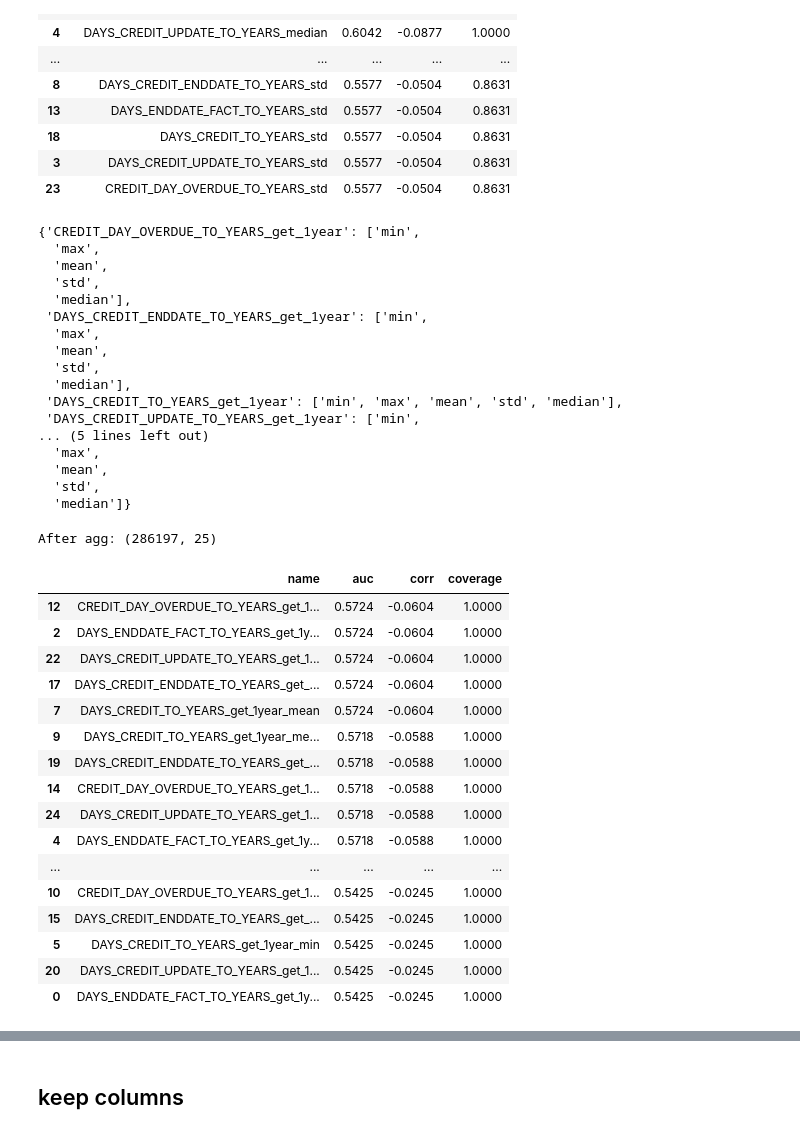
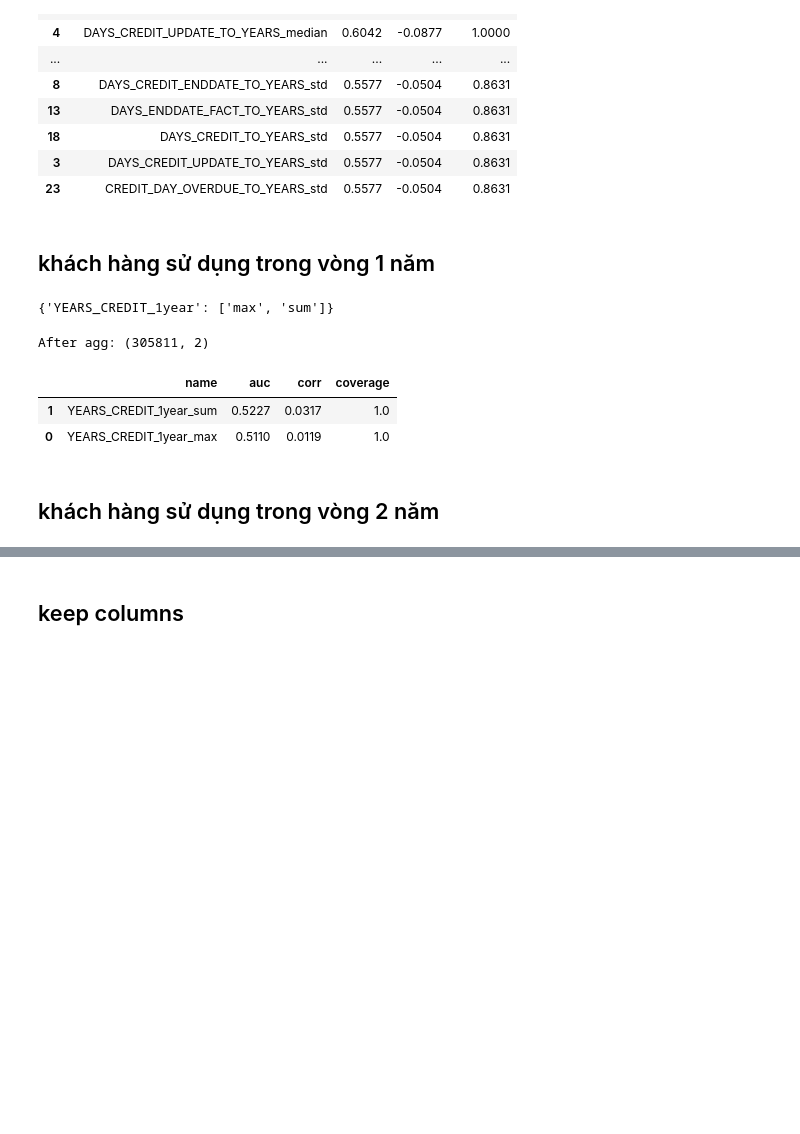
Before and after one commit to ongxuanhong/data-science-mini-course, a Jupyter notebook: 04_feature_engineering/002_bureau.ipynb, the cells around one changed output, grey strips where cells are left out. Saved outputs shown, nothing was run; the diff lists cells and outputs as text; code cells hidden in the pictures; blank space fills up the shorter version.

```diff
--- a/04_feature_engineering/002_bureau.ipynb
+++ b/04_feature_engineering/002_bureau.ipynb
@@ -291,45 +291,25 @@ display(eval_agg02)
 | 18 | DAYS_CREDIT_TO_YEARS_std | 0.5577 | -0.0504 | 0.8631 |
 | 3 | DAYS_CREDIT_UPDATE_TO_YEARS_std | 0.5577 | -0.0504 | 0.8631 |
 | 23 | CREDIT_DAY_OVERDUE_TO_YEARS_std | 0.5577 | -0.0504 | 0.8631 |
+# %% [markdown]
+## khách hàng sử dụng trong vòng 1 năm
 # %%
-pdf_filtered021 = pdf_years.query("DAYS_CREDIT_TO_YEARS >= 1").set_index("SK_ID_CURR").add_suffix("_get_1year").reset_index()
-pdf_agg021 = agg_common_data(pdf_filtered021, ["min", "max", "mean", "std", "median"])
+pdf_filtered021 = pdf_years[["SK_ID_CURR", "DAYS_CREDIT_TO_YEARS"]].copy()
+pdf_filtered021["YEARS_CREDIT_1year"] = 0
+idx_query = (pdf_years["DAYS_CREDIT_TO_YEARS"] >=1) & (pdf_years["DAYS_CREDIT_TO_YEARS"] < 2)
+pdf_filtered021.loc[idx_query, "YEARS_CREDIT_1year"] = 1
+pdf_filtered021.drop(columns=["DAYS_CREDIT_TO_YEARS"], inplace=True)
+
+#
+pdf_agg021 = agg_common_data(pdf_filtered021, ["max", "sum"])
 eval_agg021 = feature_evaluate(pdf_train_filtered, pdf_agg021.reset_index())
 display(eval_agg021)
 # %% [output]
-{'CREDIT_DAY_OVERDUE_TO_YEARS_get_1year': ['min',
-  'max',
-  'mean',
-  'std',
-  'median'],
- 'DAYS_CREDIT_ENDDATE_TO_YEARS_get_1year': ['min',
-  'max',
-  'mean',
-  'std',
-  'median'],
- 'DAYS_CREDIT_TO_YEARS_get_1year': ['min', 'max', 'mean', 'std', 'median'],
- 'DAYS_CREDIT_UPDATE_TO_YEARS_get_1year': ['min',
-... (5 lines left out)
-  'max',
-  'mean',
-  'std',
-  'median']}
+{'YEARS_CREDIT_1year': ['max', 'sum']}
-After agg: (286197, 25)
+After agg: (305811, 2)
 |  | name | auc | corr | coverage |
-| 12 | CREDIT_DAY_OVERDUE_TO_YEARS_get_1... | 0.5724 | -0.0604 | 1.0000 |
-| 2 | DAYS_ENDDATE_FACT_TO_YEARS_get_1y... | 0.5724 | -0.0604 | 1.0000 |
-| 22 | DAYS_CREDIT_UPDATE_TO_YEARS_get_1... | 0.5724 | -0.0604 | 1.0000 |
-| 17 | DAYS_CREDIT_ENDDATE_TO_YEARS_get_... | 0.5724 | -0.0604 | 1.0000 |
-| 7 | DAYS_CREDIT_TO_YEARS_get_1year_mean | 0.5724 | -0.0604 | 1.0000 |
-| 9 | DAYS_CREDIT_TO_YEARS_get_1year_me... | 0.5718 | -0.0588 | 1.0000 |
-| 19 | DAYS_CREDIT_ENDDATE_TO_YEARS_get_... | 0.5718 | -0.0588 | 1.0000 |
-| 14 | CREDIT_DAY_OVERDUE_TO_YEARS_get_1... | 0.5718 | -0.0588 | 1.0000 |
-| 24 | DAYS_CREDIT_UPDATE_TO_YEARS_get_1... | 0.5718 | -0.0588 | 1.0000 |
-| 4 | DAYS_ENDDATE_FACT_TO_YEARS_get_1y... | 0.5718 | -0.0588 | 1.0000 |
-| ... | ... | ... | ... | ... |
-| 10 | CREDIT_DAY_OVERDUE_TO_YEARS_get_1... | 0.5425 | -0.0245 | 1.0000 |
-| 15 | DAYS_CREDIT_ENDDATE_TO_YEARS_get_... | 0.5425 | -0.0245 | 1.0000 |
-| 5 | DAYS_CREDIT_TO_YEARS_get_1year_min | 0.5425 | -0.0245 | 1.0000 |
-| 20 | DAYS_CREDIT_UPDATE_TO_YEARS_get_1... | 0.5425 | -0.0245 | 1.0000 |
-| 0 | DAYS_ENDDATE_FACT_TO_YEARS_get_1y... | 0.5425 | -0.0245 | 1.0000 |
+| 1 | YEARS_CREDIT_1year_sum | 0.5227 | 0.0317 | 1.0 |
+| 0 | YEARS_CREDIT_1year_max | 0.5110 | 0.0119 | 1.0 |
+# %% [markdown]
+## khách hàng sử dụng trong vòng 2 năm
 # %%
```
Also changed, not shown: parts of 7 cells of this notebook.
